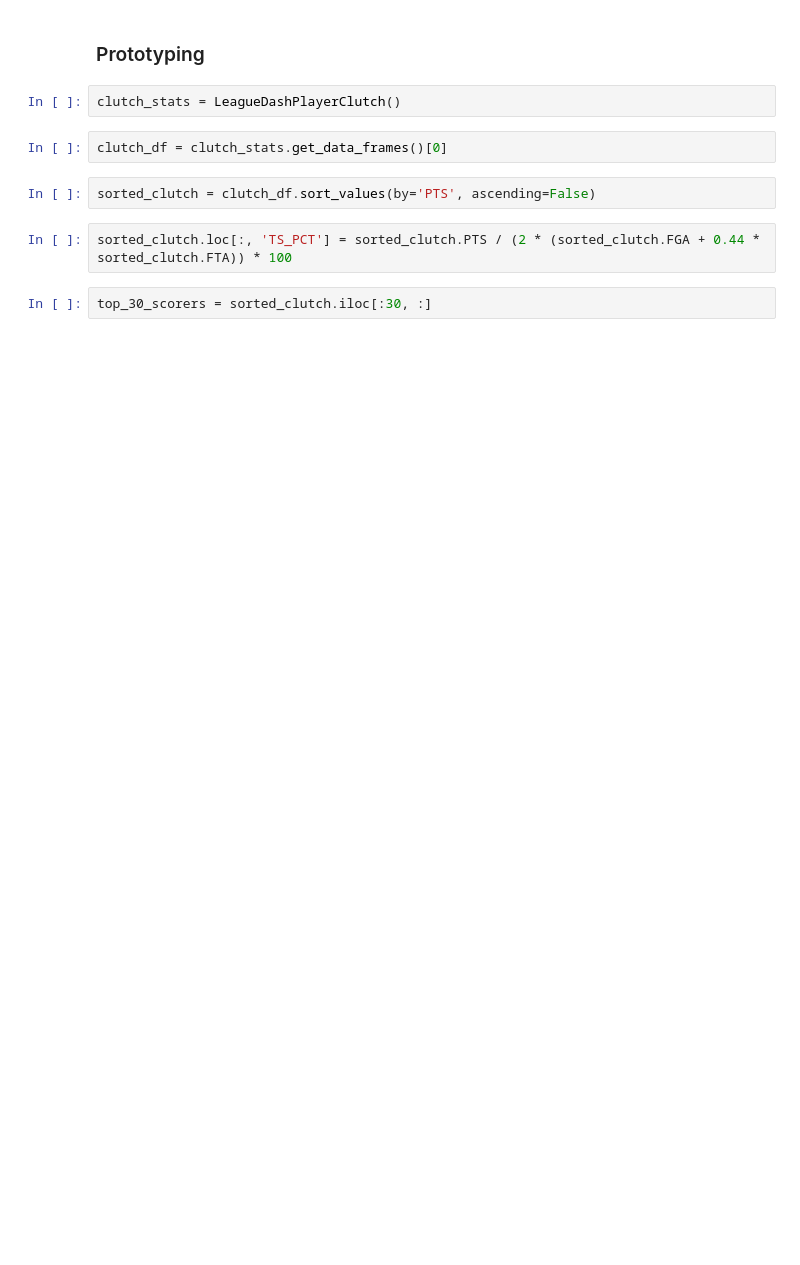
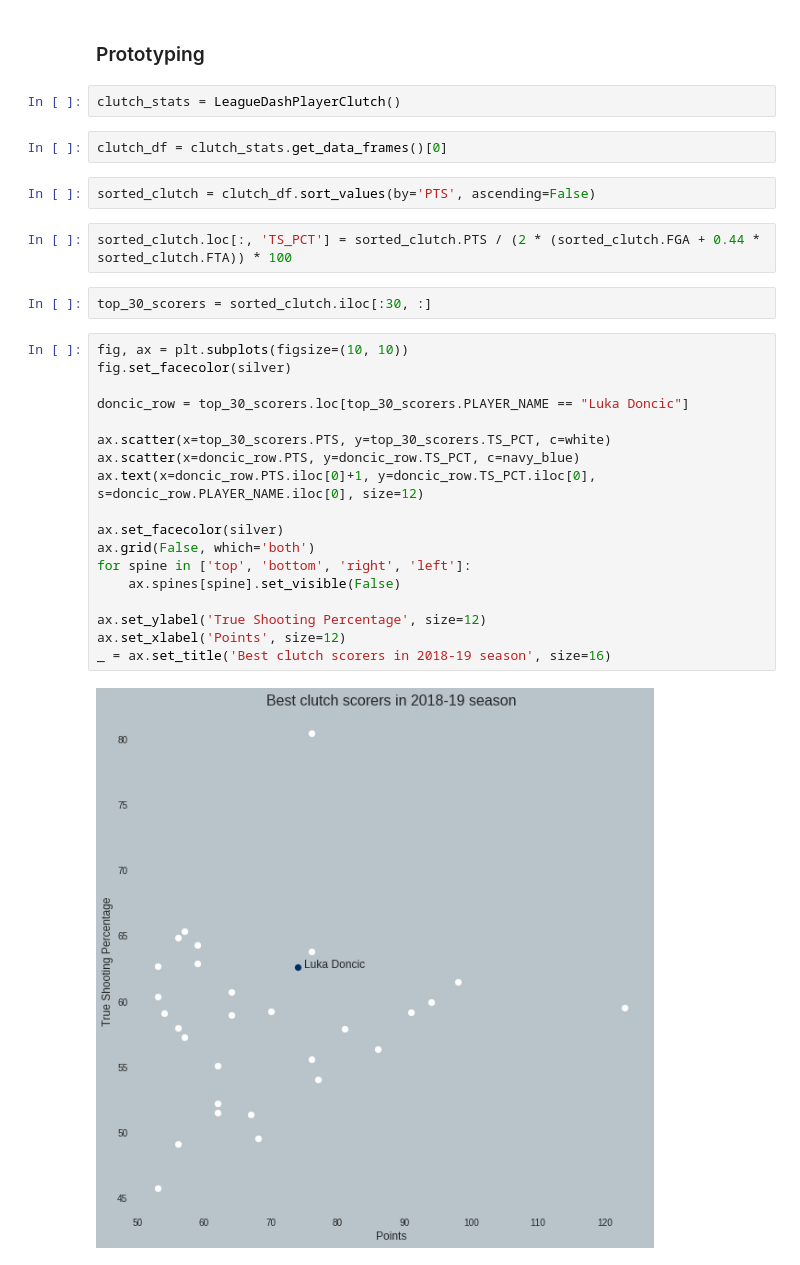
Before and after one commit to danchyy/Basketball_Analytics, a Jupyter notebook: Scripts/2018_19_season/doncic_analysis/doncic_analysis.ipynb, the cells around one changed output. Cells and saved outputs as stored; diff of their text form; blank space fills up the shorter version.

```diff
--- a/Scripts/2018_19_season/doncic_analysis/doncic_analysis.ipynb
+++ b/Scripts/2018_19_season/doncic_analysis/doncic_analysis.ipynb
@@ -150,6 +196,26 @@ sorted_clutch = clutch_df.sort_values(by='PTS', ascending=False)
 sorted_clutch.loc[:, 'TS_PCT'] = sorted_clutch.PTS / (2 * (sorted_clutch.FGA + 0.44 * sorted_clutch.FTA)) * 100
 # %%
 top_30_scorers = sorted_clutch.iloc[:30, :]
+# %%
+fig, ax = plt.subplots(figsize=(10, 10))
+fig.set_facecolor(silver)
+
+doncic_row = top_30_scorers.loc[top_30_scorers.PLAYER_NAME == "Luka Doncic"]
+
+ax.scatter(x=top_30_scorers.PTS, y=top_30_scorers.TS_PCT, c=white)
+ax.scatter(x=doncic_row.PTS, y=doncic_row.TS_PCT, c=navy_blue)
+ax.text(x=doncic_row.PTS.iloc[0]+1, y=doncic_row.TS_PCT.iloc[0], s=doncic_row.PLAYER_NAME.iloc[0], size=12)
+
+ax.set_facecolor(silver)
+ax.grid(False, which='both')
+for spine in ['top', 'bottom', 'right', 'left']:
+    ax.spines[spine].set_visible(False)
+
+ax.set_ylabel('True Shooting Percentage', size=12)
+ax.set_xlabel('Points', size=12)
+_ = ax.set_title('Best clutch scorers in 2018-19 season', size=16)
+# %% [output]
+[figure, added]
 # %%
 fig, ax = plt.subplots(figsize=(10, 10))
 fig.set_facecolor(silver)
```
Also changed, not shown: parts of 13 cells of this notebook.
